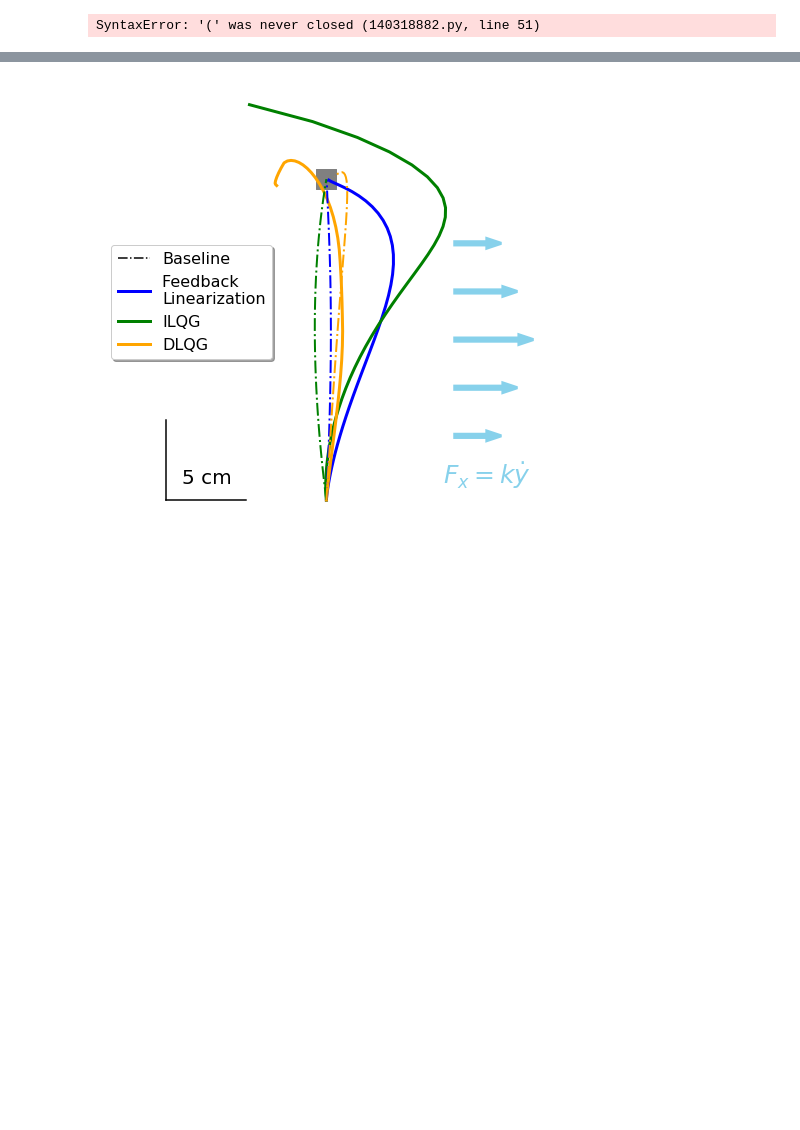
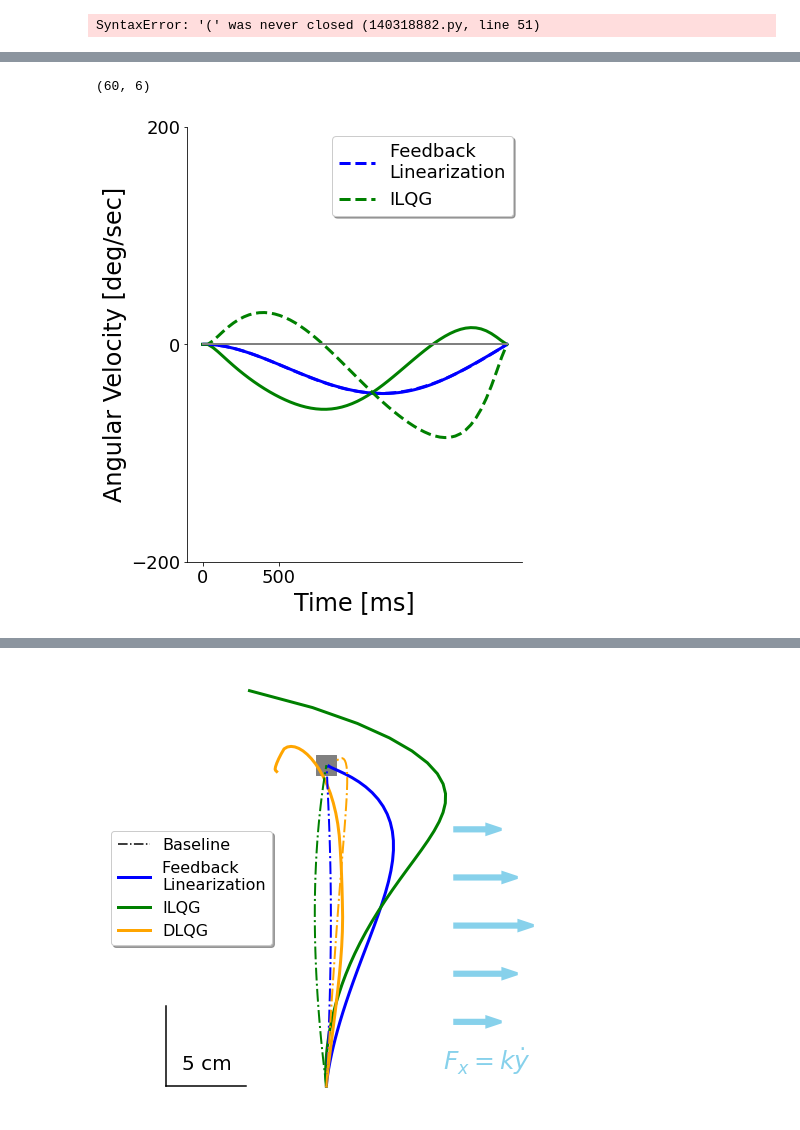
Before and after one commit to AlexandreThy/PhD, a Jupyter notebook: CurrentParts/BestLQG.ipynb, the cells around one changed output, grey strips where cells are left out. Drawn from its saved outputs; the diff is of its cells as text; code cells hidden in the pictures; blank space fills up the shorter version.

```diff
--- a/CurrentParts/BestLQG.ipynb
+++ b/CurrentParts/BestLQG.ipynb
@@ -304,0 +306,31 @@ plt.show()
+# %%
+
+from matplotlib.patches import Ellipse
+st = ToCartesian(np.array([70,110])*pi/180)
+tg = ToCartesian(np.array([20,60])*pi/180)
+MovementTime = 2
+NumIteration = 60
+Time = np.linspace(0,MovementTime*1000,NumIteration)
+
+plt.figure(figsize = (6,8))
+xFL,yFL,j,xfl = Feedback_Linearization(Duration=MovementTime,w1=1e7,w2=1e7,w3=1e3,w4=1e3,r1=1e-5,r2=1e-5,Num_iter=NumIteration,starting_point=st,targets=tg,ShowJ=True,plot = False,Delay = 0,Activate_Noise=False)
+xILQG,yILQG,u,zilqg=ILQG(MovementTime,1e4,1,1e-5,tg,NumIteration,st,plot = False,Delay = 0,Noise=False)
+xLQG,yLQG,u,z=BestLQG(Duration=MovementTime,Num_iter=NumIteration,starting_point=st,targets=tg,plot = False,Delay = .06,Activate_Noise=False,r1 = 1e-3,r2 = 1e-3)
+plt.plot(Time,xfl[:,2]*180/pi,color = "blue",label = "Feedback \nLinearization",linewidth = 3)
+plt.plot(Time,zilqg[:,2]*180/pi,color = "green",label = "ILQG",linewidth = 3)
+
+plt.plot(Time,xfl[:,3]*180/pi,color = "blue",label = "Feedback \nLinearization",linewidth = 3,linestyle = "--")
+plt.plot(Time,zilqg[:,3]*180/pi,color = "green",label = "ILQG",linewidth = 3,linestyle = "--")
+plt.plot(Time,np.zeros(len(Time)),color = "grey",linewidth = 2)
+MultipleLabel(title="",side = "upper right",fontsize =18)
+plt.yticks([-200,0,200],fontsize = 18)
+plt.xticks([0,500],fontsize = 18)
+ax = plt.gca()
+plt.ylabel("Angular Velocity [deg/sec]",fontsize = 24)
+plt.xlabel("Time [ms]",fontsize = 24)
+delete_axis(ax,sides = ["right","top"])
+plt.savefig("VelHogan.png",dpi = 200)
+plt.show()
+# %% [output]
+(60, 6)
+[figure, added]
```
Also changed, not shown: parts of 2 cells of this notebook, 5 other files.
